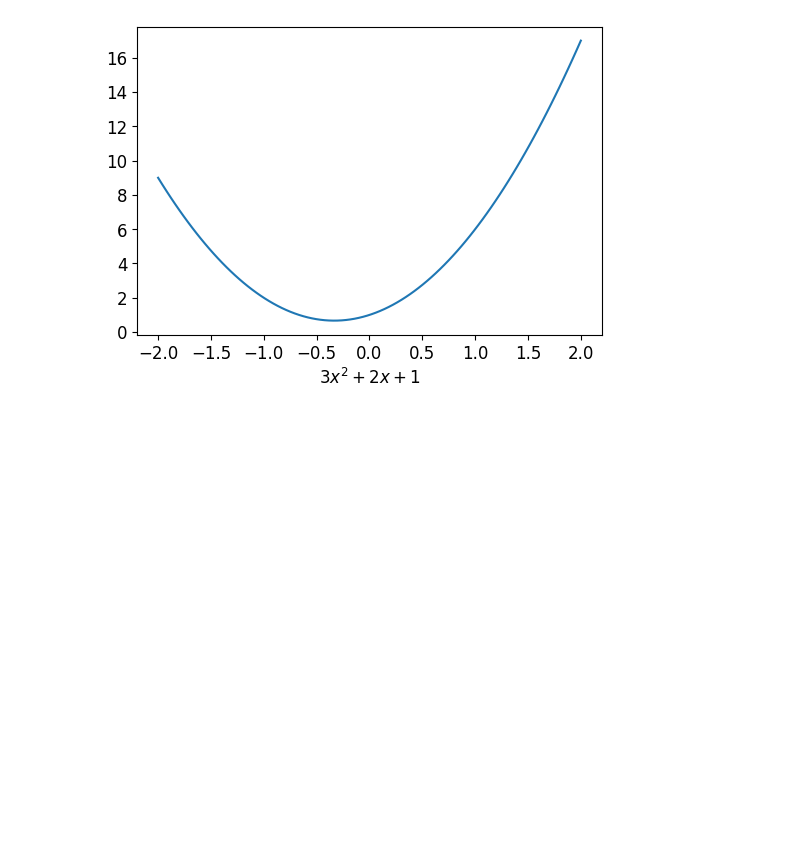
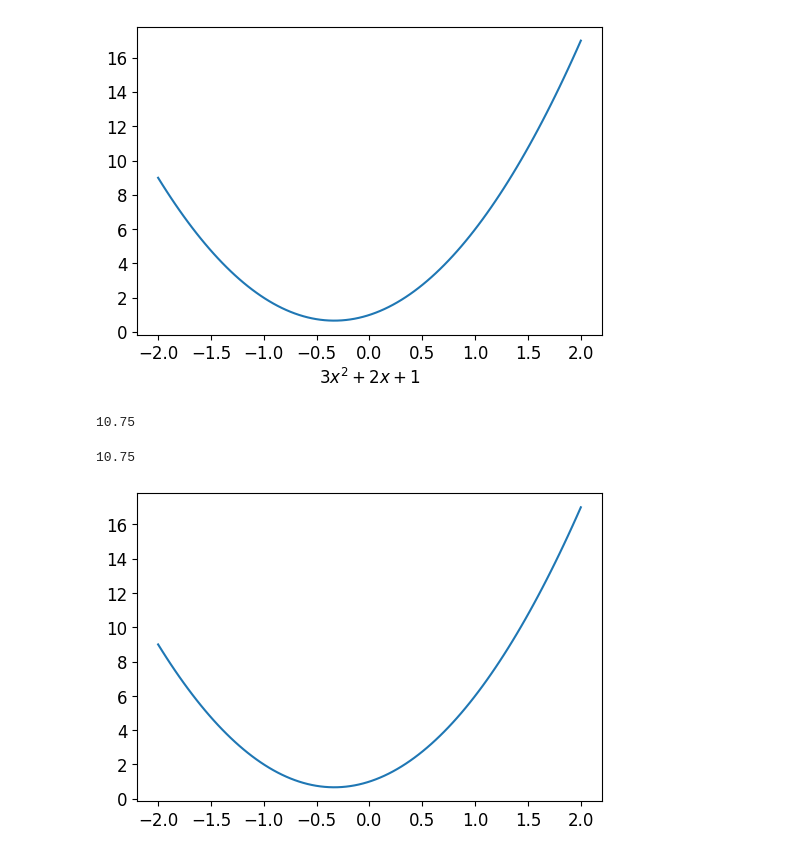
Before and after one commit to JeremyLoh/ml, a Jupyter notebook: fastai/youtube-lessons/lesson3.ipynb, the cells around one changed output. Saved outputs shown, nothing was run; the diff lists cells and outputs as text; code cells hidden in the pictures; blank space fills up the shorter version.

```diff
--- a/fastai/youtube-lessons/lesson3.ipynb
+++ b/fastai/youtube-lessons/lesson3.ipynb
@@ -222,3 +217,26 @@ def f(x):
 plot_function(f, "$3x^2 + 2x + 1$")
 # %% [output]
 [figure]
+# %%
+# imagine that we don't know about this "true" function of the quadratic
+# we want to recreate it from some data
+
+def quad(a, b, c, x):
+    return a*x**2 + b*x + c
+
+quad(3,2,1, 1.5)
+# %% [output]
+10.75
+# %%
+from functools import partial
+
+# make partial application of the quad function, so we can fix values of a, b, c and just pass in x
+def mk_quad(a, b, c):
+    return partial(quad, a, b, c)
+
+f = mk_quad(3, 2, 1)
+print(f(1.5))
+plot_function(f)
+# %% [output]
+10.75
+[figure, added]
```
Also changed, not shown: parts of 19 cells of this notebook, 1 other file.
